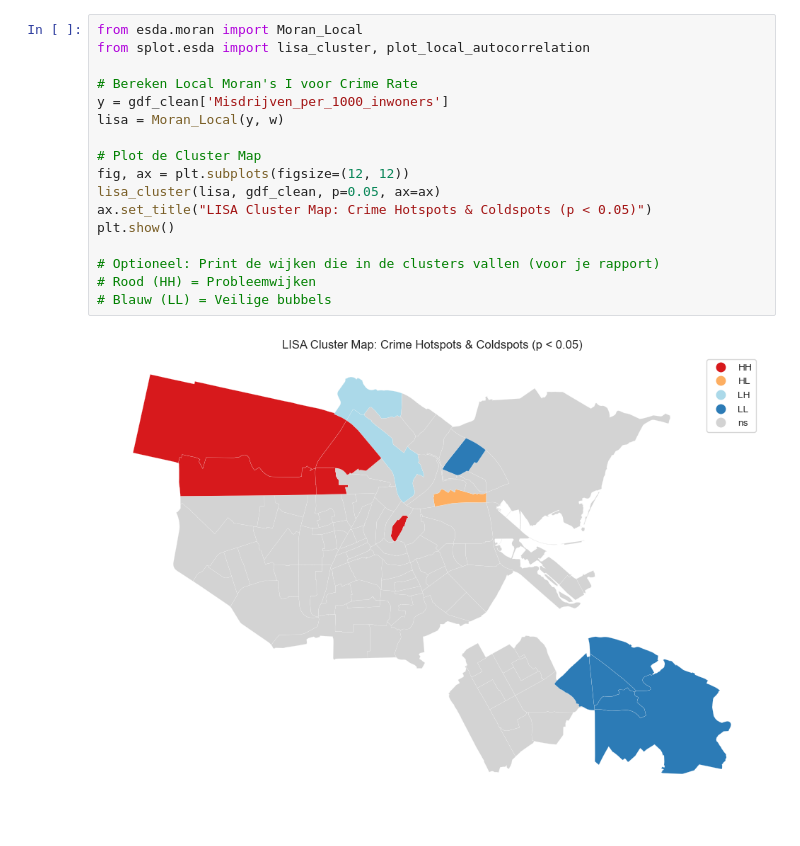
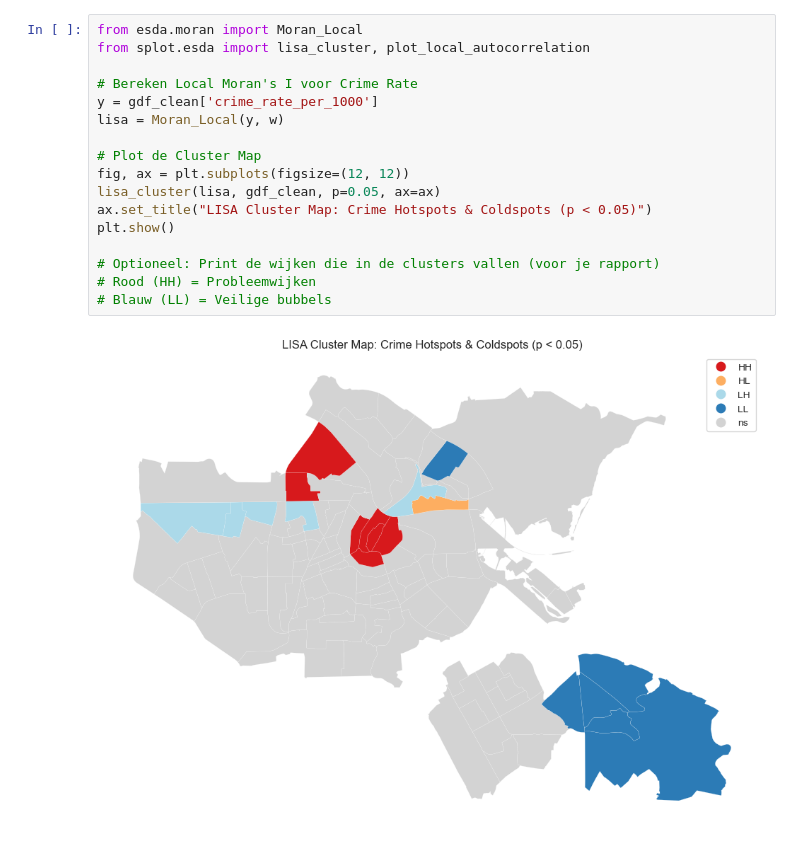
Before and after one commit to YoranB/Spatial-data-science, a Jupyter notebook: Autocorrelation.ipynb, the cells around one changed output. Saved outputs shown, nothing was run; the diff lists cells and outputs as text.

```diff
--- a/Autocorrelation.ipynb
+++ b/Autocorrelation.ipynb
@@ -81,19 +109,19 @@ P-value:   0.00400
 # %%
 from esda.moran import Moran_Local
 from splot.esda import lisa_cluster, plot_local_autocorrelation
 
 # Bereken Local Moran's I voor Crime Rate
-y = gdf_clean['Misdrijven_per_1000_inwoners']
+y = gdf_clean['crime_rate_per_1000']
 lisa = Moran_Local(y, w)
 
 # Plot de Cluster Map
 fig, ax = plt.subplots(figsize=(12, 12))
 lisa_cluster(lisa, gdf_clean, p=0.05, ax=ax)
 ax.set_title("LISA Cluster Map: Crime Hotspots & Coldspots (p < 0.05)")
 plt.show()
 
 # Optioneel: Print de wijken die in de clusters vallen (voor je rapport)
 # Rood (HH) = Probleemwijken
 # Blauw (LL) = Veilige bubbels
 # %% [output]
-[figure, old version]
+[figure, new version]
```
Also changed, not shown: parts of 2 cells of this notebook.
